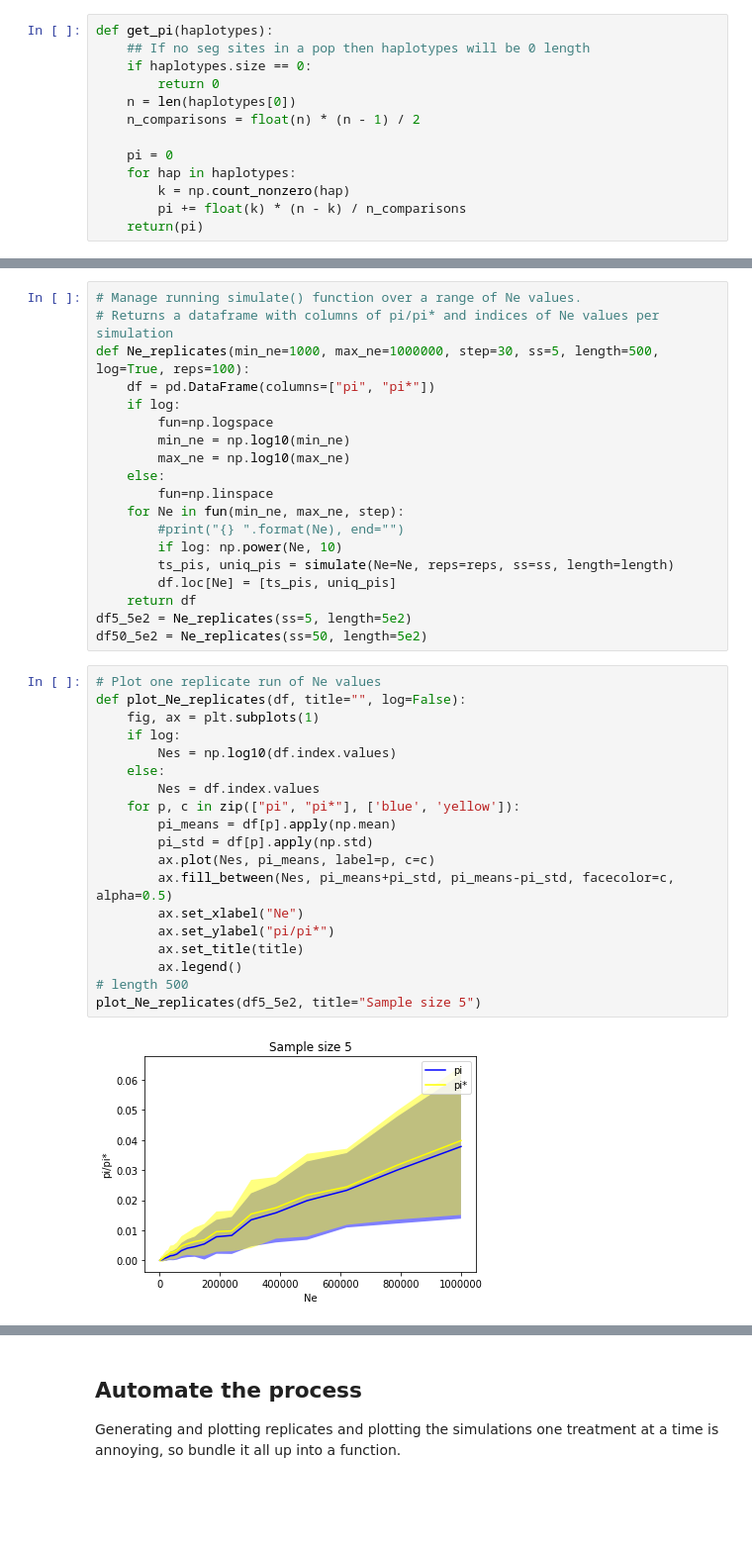
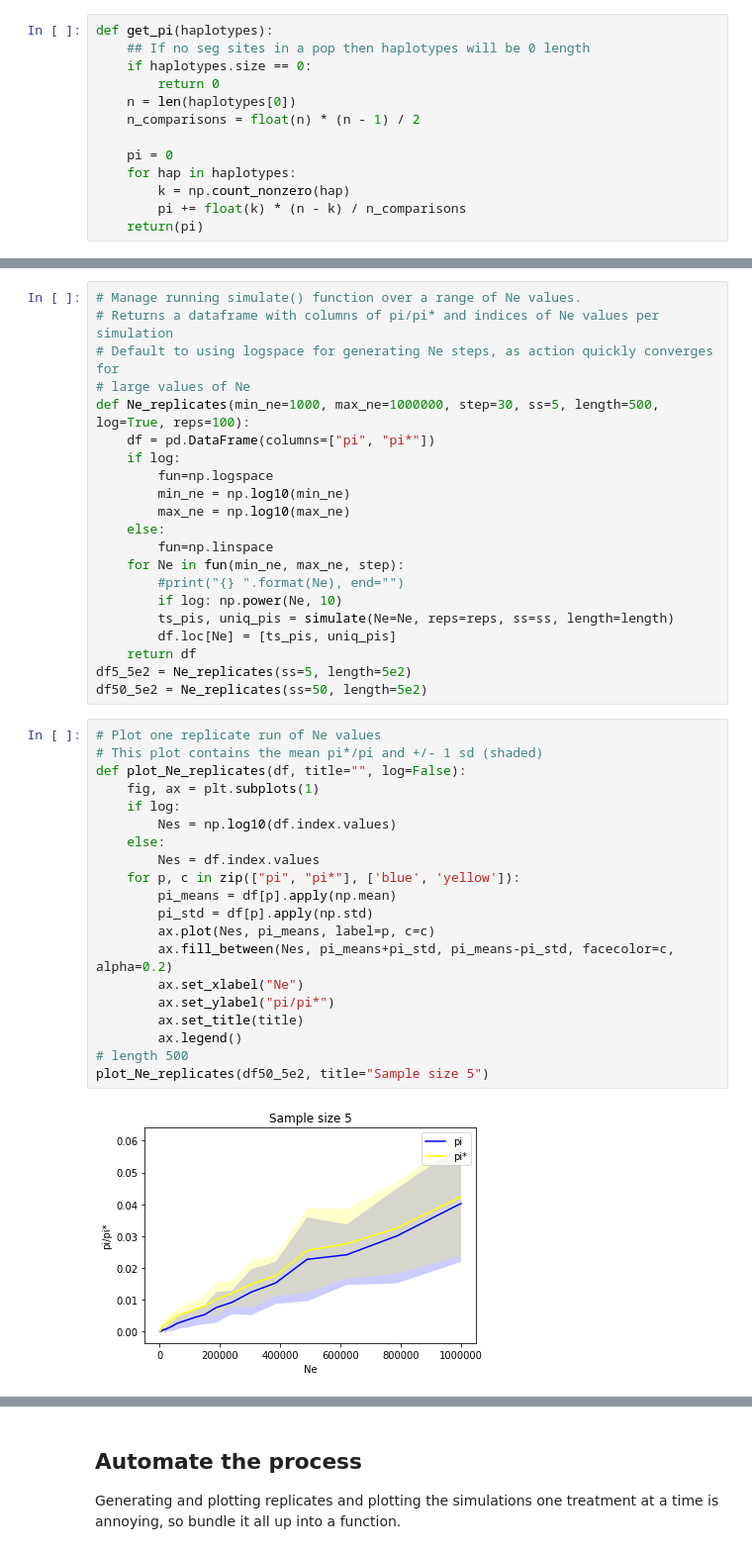
Before and after one commit to isaacovercast/lab-notebooks, a Jupyter notebook: pi-star/pi-star-horserace.ipynb, the cells around one changed output, grey strips where cells are left out. Shown at 99% size. Saved outputs shown, nothing was run; the diff lists cells and outputs as text; blank space fills up the shorter version.

```diff
--- a/pi-star/pi-star-horserace.ipynb
+++ b/pi-star/pi-star-horserace.ipynb
@@ -81,6 +80,8 @@ s:50 Ne:10000 len:500
 # %%
 # Manage running simulate() function over a range of Ne values.
 # Returns a dataframe with columns of pi/pi* and indices of Ne values per simulation
+# Default to using logspace for generating Ne steps, as action quickly converges for
+# large values of Ne
 def Ne_replicates(min_ne=1000, max_ne=1000000, step=30, ss=5, length=500, log=True, reps=100):
     df = pd.DataFrame(columns=["pi", "pi*"])
     if log:
@@ -99,22 +100,23 @@ df5_5e2 = Ne_replicates(ss=5, length=5e2)
 df50_5e2 = Ne_replicates(ss=50, length=5e2)
 # %%
 # Plot one replicate run of Ne values
+# This plot contains the mean pi*/pi and +/- 1 sd (shaded)
 def plot_Ne_replicates(df, title="", log=False):
     fig, ax = plt.subplots(1)
     if log:
         Nes = np.log10(df.index.values)
     else:
         Nes = df.index.values
     for p, c in zip(["pi", "pi*"], ['blue', 'yellow']):
         pi_means = df[p].apply(np.mean)
         pi_std = df[p].apply(np.std)
         ax.plot(Nes, pi_means, label=p, c=c)
-        ax.fill_between(Nes, pi_means+pi_std, pi_means-pi_std, facecolor=c, alpha=0.5)
+        ax.fill_between(Nes, pi_means+pi_std, pi_means-pi_std, facecolor=c, alpha=0.2)
         ax.set_xlabel("Ne")
         ax.set_ylabel("pi/pi*")
         ax.set_title(title)
         ax.legend()
 # length 500
-plot_Ne_replicates(df5_5e2, title="Sample size 5")
+plot_Ne_replicates(df50_5e2, title="Sample size 5")
 # %% [output]
-[figure, old version]
+[figure, new version]
```
Also changed, not shown: parts of 11 cells of this notebook, 2 other files.
